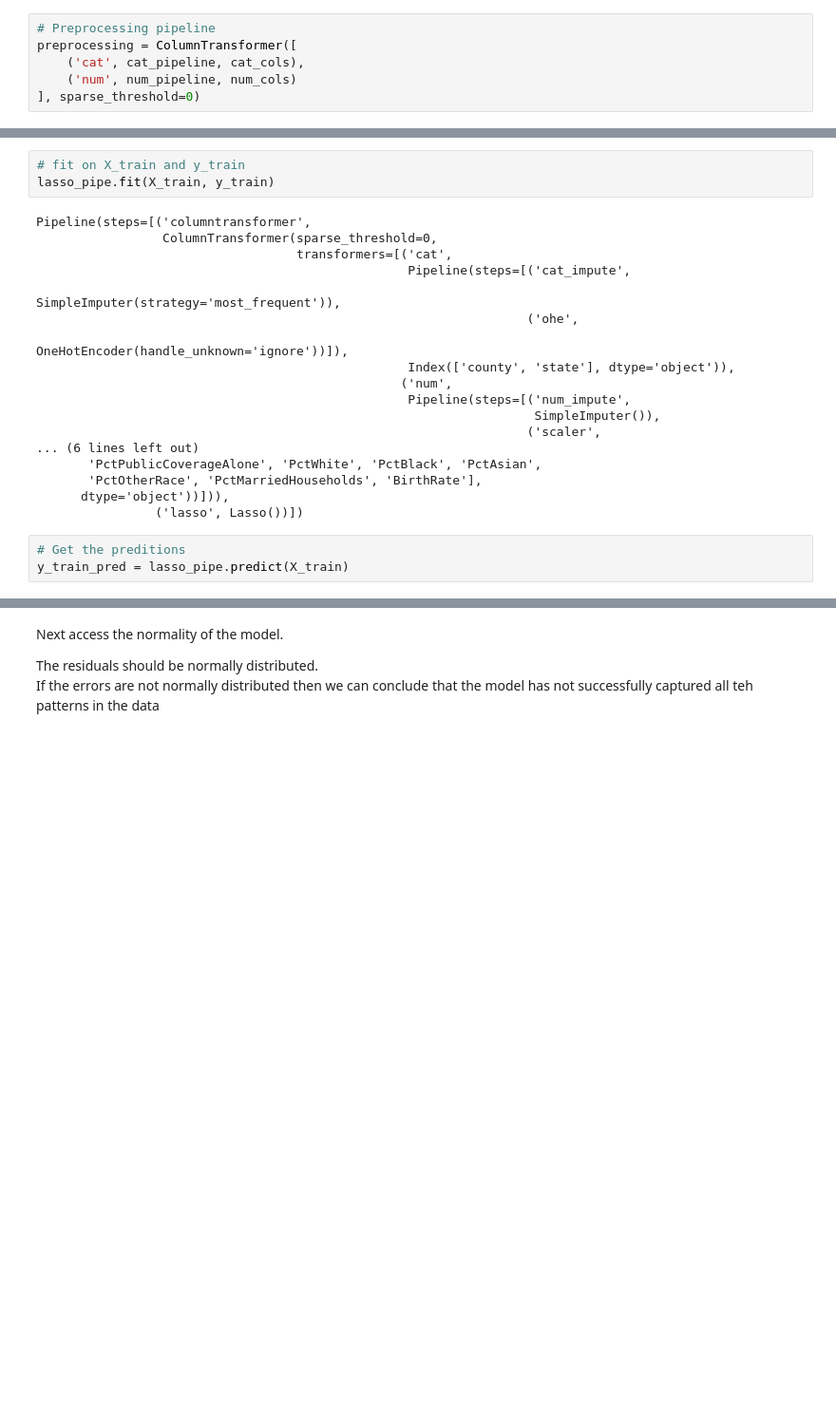
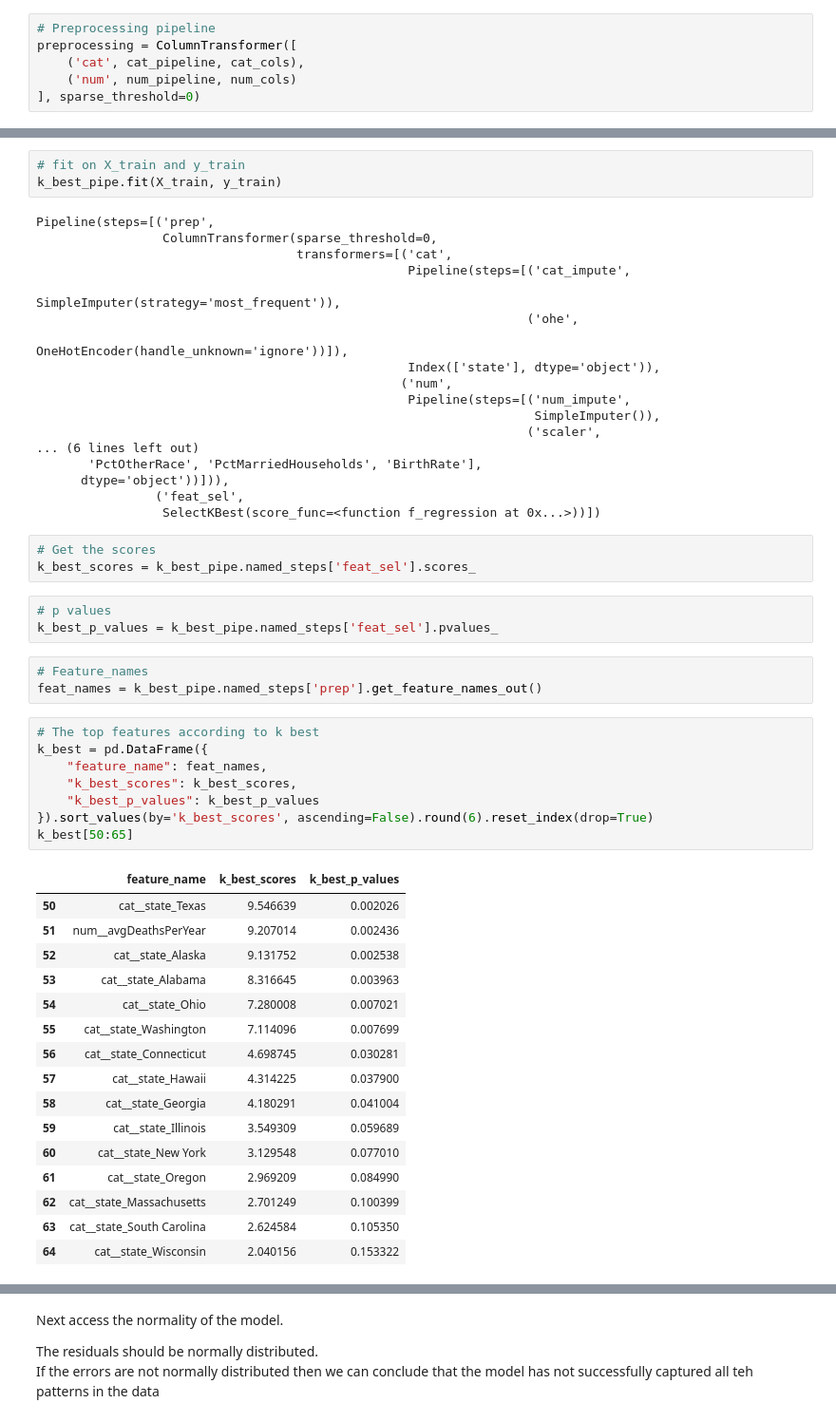
Before and after one commit to utility001/cancer_mortality, a Jupyter notebook: ols_modelling.ipynb, the cells around one changed output, grey strips where cells are left out. Shown at 95% size. Drawn from its saved outputs; the diff is of its cells as text; blank space fills up the shorter version.

```diff
--- a/ols_modelling.ipynb
+++ b/ols_modelling.ipynb
@@ -218,24 +147,55 @@ lasso_pipe = make_pipeline(
 # %%
 # fit on X_train and y_train
-lasso_pipe.fit(X_train, y_train)
+k_best_pipe.fit(X_train, y_train)
 # %% [output]
-Pipeline(steps=[('columntransformer',
+Pipeline(steps=[('prep',
                  ColumnTransformer(sparse_threshold=0,
                                    transformers=[('cat',
                                                   Pipeline(steps=[('cat_impute',
                                                                    SimpleImputer(strategy='most_frequent')),
                                                                   ('ohe',
                                                                    OneHotEncoder(handle_unknown='ignore'))]),
-                                                  Index(['county', 'state'], dtype='object')),
+                                                  Index(['state'], dtype='object')),
                                                  ('num',
                                                   Pipeline(steps=[('num_impute',
                                                                    SimpleImputer()),
                                                                   ('scaler',
 ... (6 lines left out)
-       'PctPublicCoverageAlone', 'PctWhite', 'PctBlack', 'PctAsian',
        'PctOtherRace', 'PctMarriedHouseholds', 'BirthRate'],
       dtype='object'))])),
-                ('lasso', Lasso())])
+                ('feat_sel',
+                 SelectKBest(score_func=<function f_regression at 0x...>))])
-# %%
-# Get the preditions
-y_train_pred = lasso_pipe.predict(X_train)
+# %%
+# Get the scores
+k_best_scores = k_best_pipe.named_steps['feat_sel'].scores_
+# %%
+# p values
+k_best_p_values = k_best_pipe.named_steps['feat_sel'].pvalues_
+# %%
+# Feature_names
+feat_names = k_best_pipe.named_steps['prep'].get_feature_names_out()
+# %%
+# The top features according to k best
+k_best = pd.DataFrame({
+    "feature_name": feat_names,
+    "k_best_scores": k_best_scores,
+    "k_best_p_values": k_best_p_values
+}).sort_values(by='k_best_scores', ascending=False).round(6).reset_index(drop=True)
+k_best[50:65]
+# %% [output]
+|  | feature_name | k_best_scores | k_best_p_values |
+| 50 | cat__state_Texas | 9.546639 | 0.002026 |
+| 51 | num__avgDeathsPerYear | 9.207014 | 0.002436 |
+| 52 | cat__state_Alaska | 9.131752 | 0.002538 |
+| 53 | cat__state_Alabama | 8.316645 | 0.003963 |
+| 54 | cat__state_Ohio | 7.280008 | 0.007021 |
+| 55 | cat__state_Washington | 7.114096 | 0.007699 |
+| 56 | cat__state_Connecticut | 4.698745 | 0.030281 |
+| 57 | cat__state_Hawaii | 4.314225 | 0.037900 |
+| 58 | cat__state_Georgia | 4.180291 | 0.041004 |
+| 59 | cat__state_Illinois | 3.549309 | 0.059689 |
+| 60 | cat__state_New York | 3.129548 | 0.077010 |
+| 61 | cat__state_Oregon | 2.969209 | 0.084990 |
+| 62 | cat__state_Massachusetts | 2.701249 | 0.100399 |
+| 63 | cat__state_South Carolina | 2.624584 | 0.105350 |
+| 64 | cat__state_Wisconsin | 2.040156 | 0.153322 |
```
Also changed, not shown: parts of 87 cells of this notebook.
